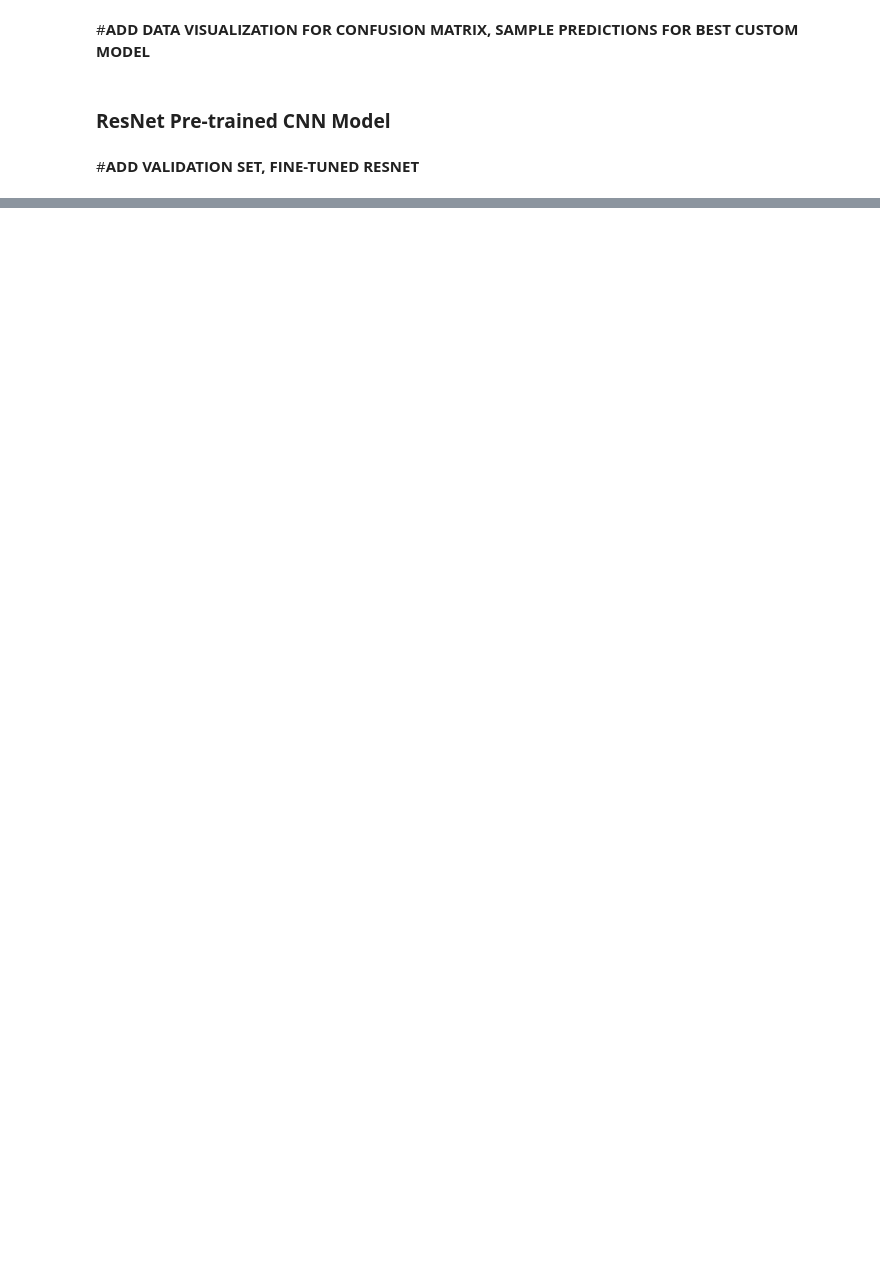
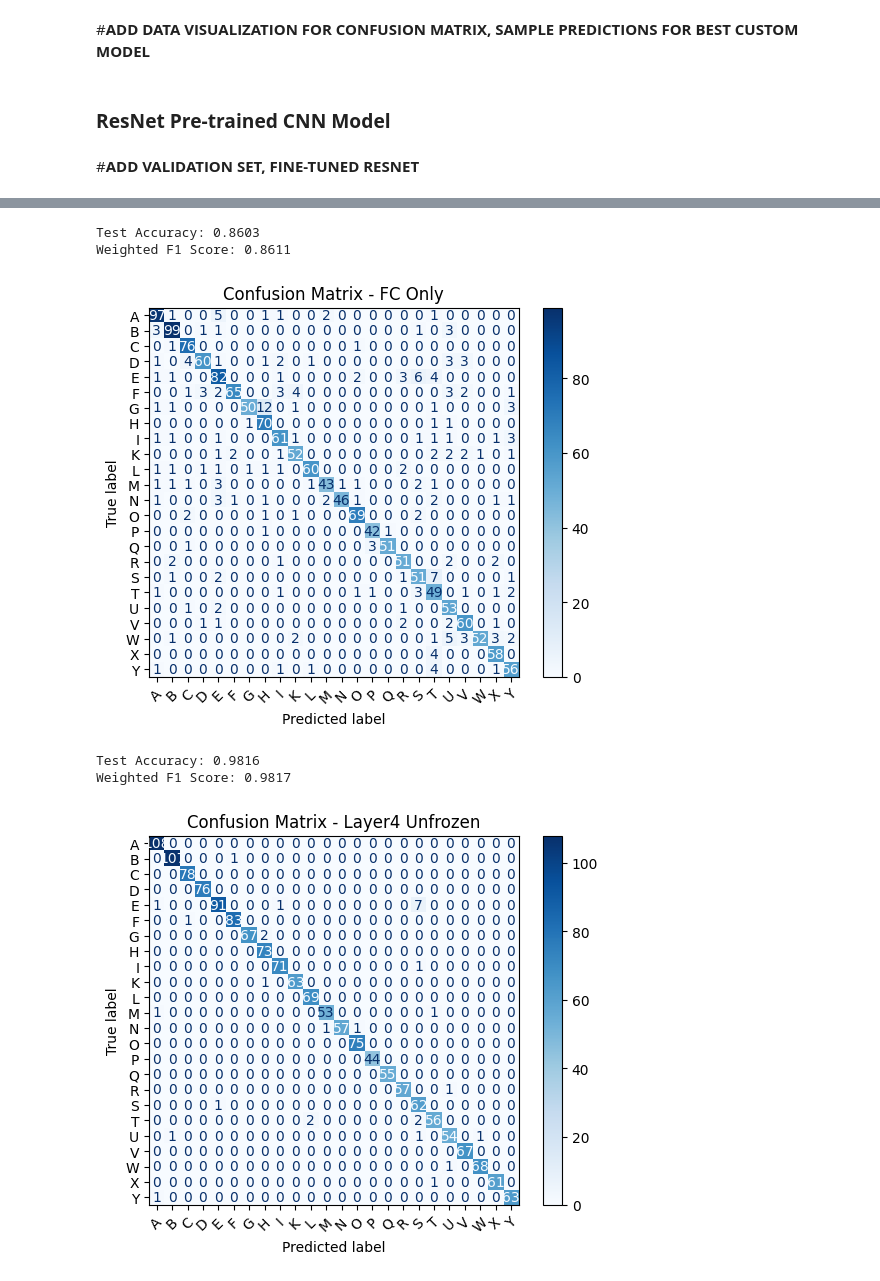
Before and after one commit to lexinejazly-asuncion/Sign-Language-Classification, a Jupyter notebook: Sign_Language_Classification.ipynb, the cells around one changed output, grey strips where cells are left out. Drawn from its saved outputs; the diff is of its cells as text; code cells hidden in the pictures; blank space fills up the shorter version.

Commit message:
Added in the confusion matrix, added in the validation set and comments

```diff
--- a/Sign_Language_Classification.ipynb
+++ b/Sign_Language_Classification.ipynb
@@ -866,0 +923,56 @@ Weighted F1 Score: 0.9790
+# %%
+
+from sklearn.metrics import confusion_matrix, ConfusionMatrixDisplay
+import matplotlib.pyplot as plt
+
+# FC only
+model_fc.eval()
+all_preds_fc = []
+all_labels_fc = []
+with torch.no_grad():
+    for images, labels in test_loader:
+        images = images.to(device)
+        labels = labels.to(device)
+        outputs = model_fc(images)
+        _, preds = torch.max(outputs, 1)
+        all_preds_fc.extend(preds.cpu().numpy())
+        all_labels_fc.extend(labels.cpu().numpy())
+accuracy = accuracy_score(all_labels_fc, all_preds_fc)
+f1 = f1_score(all_labels_fc, all_preds_fc, average="weighted")
+print(f"Test Accuracy: {accuracy:.4f}")
+print(f"Weighted F1 Score: {f1:.4f}")
+class_names = [k for k, v in sorted(test_dataset.label_map.items(), key=lambda x: x[1])]
+cm = confusion_matrix(all_labels_fc, all_preds_fc)
+disp = ConfusionMatrixDisplay(confusion_matrix=cm, display_labels=class_names)
+disp.plot(cmap=plt.cm.Blues, xticks_rotation=45)
+plt.title("Confusion Matrix - FC Only")
+plt.show()
+
+# Layer4 unfrozen
+model.eval()
+all_preds = []
+all_labels = []
+with torch.no_grad():
+    for images, labels in test_loader:
+        images = images.to(device)
+        labels = labels.to(device)
+        outputs = model(images)
+        _, preds = torch.max(outputs, 1)
+        all_preds.extend(preds.cpu().numpy())
+        all_labels.extend(labels.cpu().numpy())
+accuracy = accuracy_score(all_labels, all_preds)
+f1 = f1_score(all_labels, all_preds, average="weighted")
+print(f"Test Accuracy: {accuracy:.4f}")
+print(f"Weighted F1 Score: {f1:.4f}")
+cm = confusion_matrix(all_labels, all_preds)
+disp = ConfusionMatrixDisplay(confusion_matrix=cm, display_labels=class_names)
+disp.plot(cmap=plt.cm.Blues, xticks_rotation=45)
+plt.title("Confusion Matrix - Layer4 Unfrozen")
+plt.show()
+# %% [output]
+Test Accuracy: 0.8603
+Weighted F1 Score: 0.8611
+[figure, added]
+Test Accuracy: 0.9816
+Weighted F1 Score: 0.9817
+[figure, added]
```
Also changed, not shown: parts of 8 cells of this notebook.
